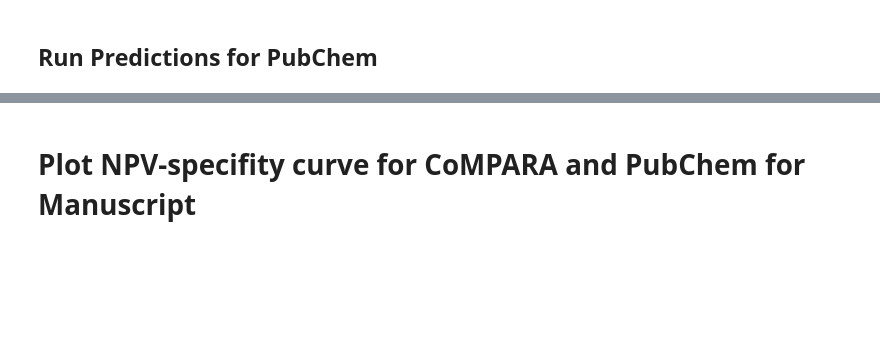
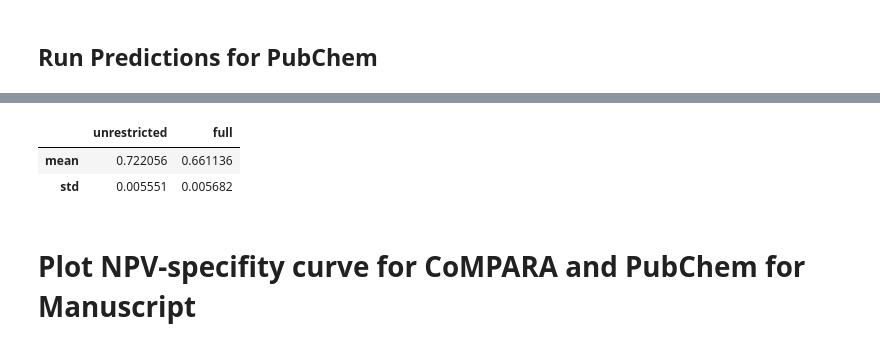
Before and after one commit to niklastoetsch/CS-SMol-AndroR-model-publication, a Jupyter notebook: CoMPARA_and_PubChem_predictions.ipynb, the cells around one changed output, grey strips where cells are left out. Cells and saved outputs as stored; diff of their text form; code cells hidden in the pictures; blank space fills up the shorter version.

```diff
--- a/CoMPARA_and_PubChem_predictions.ipynb
+++ b/CoMPARA_and_PubChem_predictions.ipynb
@@ -277,2 +255,8 @@ comparison_df_pubchem.describe()
+# %%
+comparison_df_pubchem.describe().loc[["mean", "std"]]
+# %% [output]
+|  | unrestricted | full |
+| mean | 0.722056 | 0.661136 |
+| std | 0.005551 | 0.005682 |
 # %% [markdown]
 # Plot NPV-specifity curve for CoMPARA and PubChem for Manuscript
```
Also changed, not shown: parts of 23 cells of this notebook.
